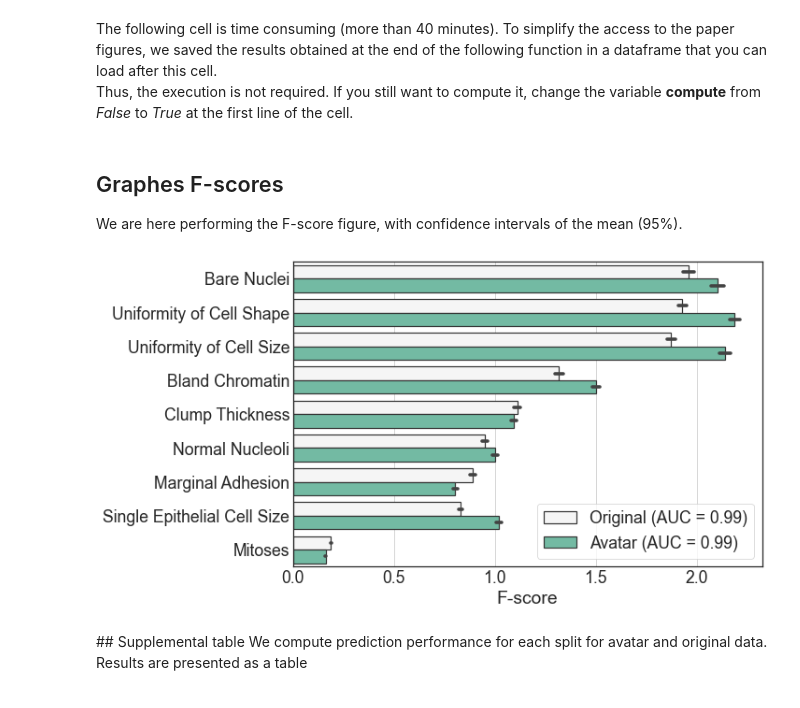
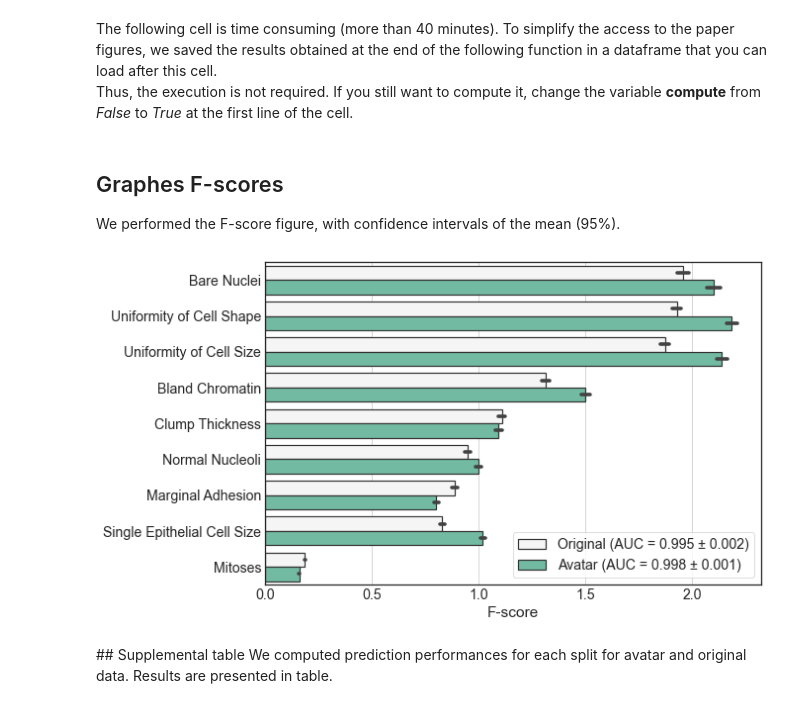
Before and after one commit to octopize/avatar-paper, a Jupyter notebook: notebooks/final_figure/messageA_WBCD_python.ipynb, the cells around one changed output. Cells and saved outputs as stored; diff of their text form; code cells hidden in the pictures.

```diff
--- a/notebooks/final_figure/messageA_WBCD_python.ipynb
+++ b/notebooks/final_figure/messageA_WBCD_python.ipynb
@@ -60,7 +71,7 @@ def f_score(X, y, val1 = 2, val2 = 4):
         ((mean_X1 - mean_X) ** 2 + (mean_X2 - mean_X) ** 2) / (((1 / (n_X1 - 1)) * sum_X1) + ((1 / (n_X2 - 1)) * sum_X2))
     )
 # %%
-def unique_SVM_model(X_train, y_train, X_test, y_test, order, parameters, nb_var):
+def unique_SVM_model(X_train, y_train, X_test, y_test, order, parameters, nb_var, njobs = 11):
     """
     Train a SVM model by founding the best parameters and returns evaluation metrics.
     Input:
@@ -76,7 +87,7 @@ def unique_SVM_model(X_train, y_train, X_test, y_test, order, parameters, nb_var
         - df_roc: dataframe to draw the ROC curve of the best model
     """
     svc = SVC(probability = True)
-    clf = GridSearchCV(svc, parameters, cv = 10, n_jobs = 11)
+    clf = GridSearchCV(svc, parameters, cv = 10, n_jobs = njobs)
     clf.fit(X_train[order[0:nb_var]], y_train)
     best_params = clf.best_params_
     cm = pd.crosstab(y_test, clf.predict(X_test[order[0:nb_var]]))
@@ -294,58 +259,61 @@ if compute == False:
     df_scores_70 = pd.read_csv("../../datasets/results_df/WBCD_f-score_variousSplit.csv")
     df_res_70 = pd.read_csv("../../datasets/results_df/WBCD_perf_variousSplit.csv")
 
-    df_scores_70.type = df_scores_70.type.replace("Original", "Original (AUC = 0.99)")
-    df_scores_70.type = df_scores_70.type.replace("Avatar", "Avatar (AUC = 0.99)")
+    auc_original = df_res_70.loc[(df_res_70.perf == "auc") & (df_res_70.type == "Original"), "0"]
+    auc_avatar = df_res_70.loc[(df_res_70.perf == "auc") & (df_res_70.type == "Avatar"), "0"]
+
+    df_scores_70.type = df_scores_70.type.replace("Original", "Original (AUC = " + str(round(np.mean(auc_original), 3)) + " \u00B1 " + str(round(np.std(auc_original), 3)) + ")")
+    df_scores_70.type = df_scores_70.type.replace("Avatar", "Avatar (AUC = " + str(round(np.mean(auc_avatar), 3)) + " \u00B1 " + str(round(np.std(auc_avatar), 3)) + ")")
 # %% [markdown]
 ## Graphes F-scores
 
-We are here performing the F-score figure, with confidence intervals of the mean (95%).
+We performed the F-score figure, with confidence intervals of the mean (95%).
 # %%
 # Figure context
 paper_rc = {"lines.linewidth": 2, "lines.markersize": 10}
 sns.set_style("whitegrid")
-sns.set_context("paper", font_scale = 2, rc = paper_rc)
+sns.set_context("paper", font_scale = 1.6, rc = paper_rc)
 with plt.style.context("seaborn-whitegrid"):
     plt.rcParams["axes.edgecolor"] = "0.15"
     plt.rcParams["axes.linewidth"] = 1.25
     plt.rcParams["font.family"] = "sans-serif"
-    plt.rcParams["font.sans-serif"] = ["Helvetica"]
+    plt.rcParams["font.sans-serif"] = "Helvetica"
 
     fig = plt.figure(figsize = (9, 6))  # create a figure object
     ax1 = fig.add_subplot()
 
 # add barplot with confidence intervals.
 ax = sns.barplot(
     x = "F-score",
     y = "feature",
     hue = "type",
     data = df_scores_70,
     order = [
         "Bare Nuclei",
         "Uniformity of Cell Shape",
         "Uniformity of Cell Size",
         "Bland Chromatin",
         "Clump Thickness",
         "Normal Nucleoli",
         "Marginal Adhesion",
         "Single Epithelial Cell Size",
         "Mitoses",
     ],
     ci = 95,
     linewidth = 1.2,
     edgecolor = ".2",
     # color by avatar and original colors
     palette = (colors.loc["original", "color"], colors.loc["avatar", "color"]),
 )
 
 ax.set(ylabel = "")
 plt.legend(title = "", loc = "lower right");
 # %% [output]
-[figure, old version]
+[figure, new version]
 # %% [markdown]
 ## Supplemental table
-We compute prediction performance for each split for avatar and original data.
-Results are presented as a table
+We computed prediction performances for each split for avatar and original data.
+Results are presented in table.
 # %%
 res_mean = df_res_70.groupby(["perf", "type"]).agg({"0": ["mean", "std"]})
 res_mean = res_mean.reset_index()
```
Also changed, not shown: parts of 7 cells of this notebook, 1 other file.
